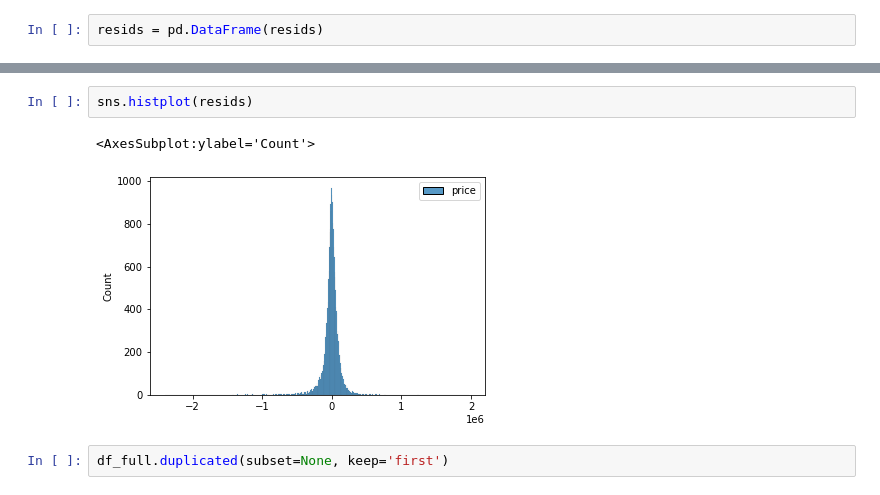
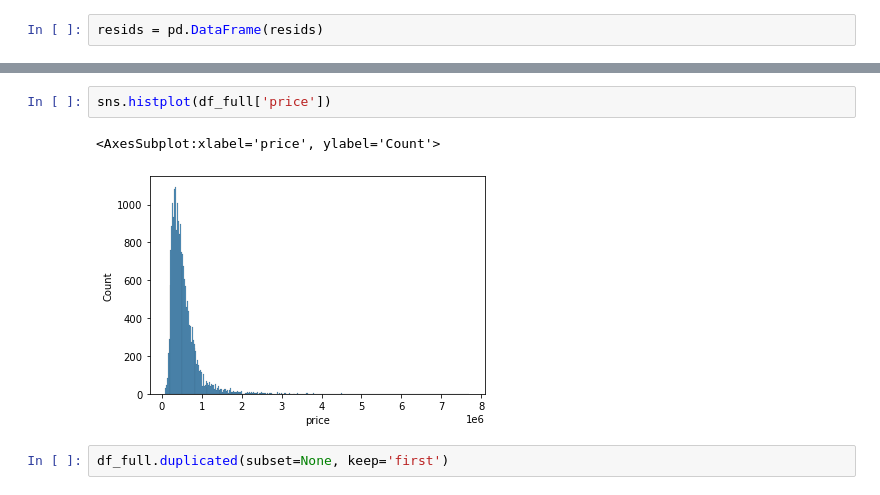
Before and after one commit to saifword/King_County_Housing, a Jupyter notebook: kings_c_housing.ipynb, the cells around one changed output, grey strips where cells are left out. Saved outputs shown, nothing was run; the diff lists cells and outputs as text.

```diff
--- a/kings_c_housing.ipynb
+++ b/kings_c_housing.ipynb
@@ -498,8 +617,8 @@ dtype: float64
 # %%
-sns.histplot(resids)
+sns.histplot(df_full['price'])
 # %% [output]
-<AxesSubplot:ylabel='Count'>
+<AxesSubplot:xlabel='price', ylabel='Count'>
-[figure, old version]
+[figure, new version]
 # %%
 df_full.duplicated(subset=None, keep='first')
 # %% [output]
```
Also changed, not shown: parts of 66 cells of this notebook, 1 other file.
